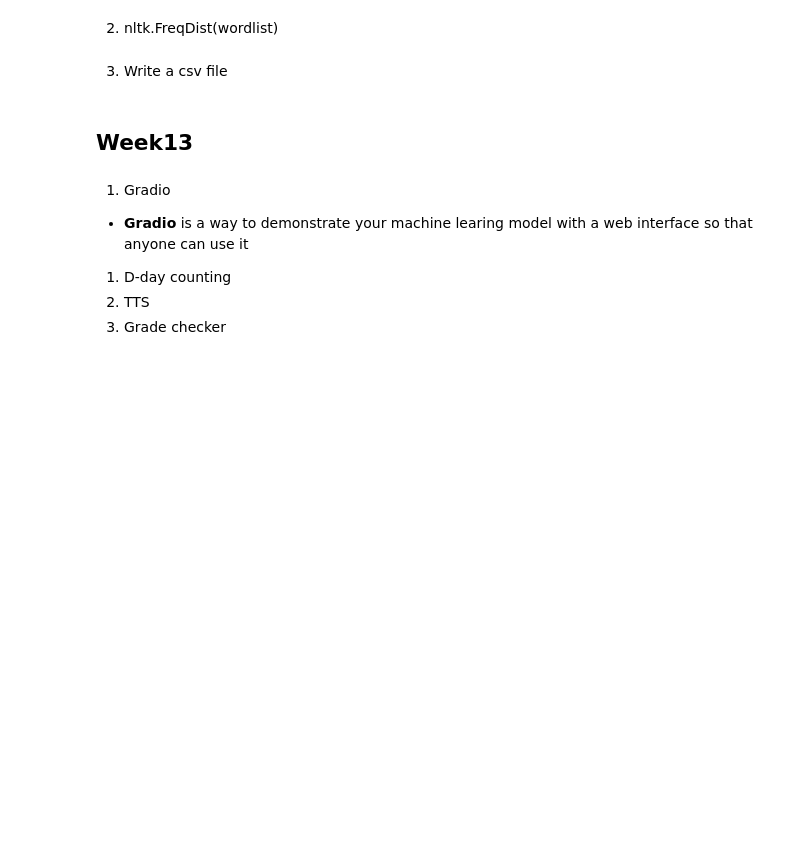
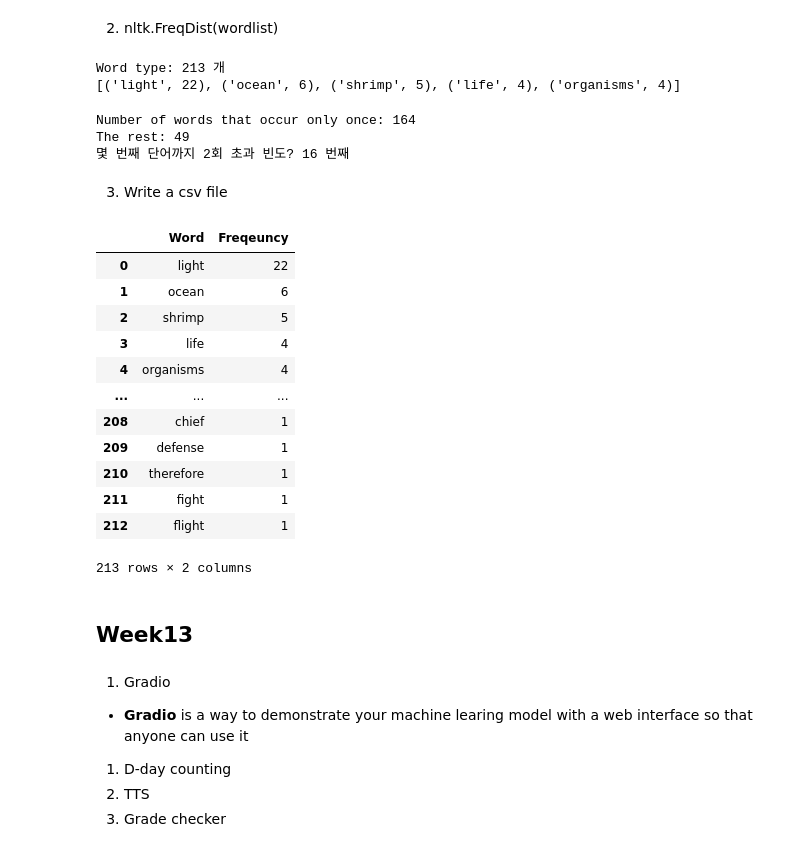
Before and after one commit to 2022013193/DL23, a Jupyter notebook: DL final.ipynb, the cells around one changed output. Cells and saved outputs as stored; diff of their text form; code cells hidden in the pictures; blank space fills up the shorter version.

```diff
--- a/DL final.ipynb
+++ b/DL final.ipynb
@@ -760,4 +851,32 @@ quote[::-1] #reverse
 # %% [markdown]
 2. nltk.FreqDist(wordlist)
+# %%
+fd = nltk.FreqDist(words2)
+fd
+print('Word type: %d'%len(fd),'개')
+
+fwords = nltk.FreqDist(words2).most_common()
+print(fwords[:5])
+# %% [output]
+Word type: 213 개
+[('light', 22), ('ocean', 6), ('shrimp', 5), ('life', 4), ('organisms', 4)]
+# %%
+# One time occurrences:
+freq_num1 = [item[1] for item in fwords]
+num1 = freq_num1.count(1);
+print('Number of words that occur only once: %d'%num1)
+print('The rest: %d'%(213-num1))
+
+# nth word that occurs more than 2
+i=0
+for n in freq_num1:
+  if n >2:
+#    print(n)
+    i += 1
+print('몇 번째 단어까지 2회 초과 빈도? %d'%i, '번째')
+# %% [output]
+Number of words that occur only once: 164
+The rest: 49
+몇 번째 단어까지 2회 초과 빈도? 16 번째
 # %% [markdown]
 3. Write a csv file
@@ -764,3 +894,22 @@ quote[::-1] #reverse
+# %%
+import pandas as pd
+
+df = pd.read_csv("Ch02_wordlist.csv")
+df
+# %% [output]
+|  | Word | Freqeuncy |
+| 0 | light | 22 |
+| 1 | ocean | 6 |
+| 2 | shrimp | 5 |
+| 3 | life | 4 |
+| 4 | organisms | 4 |
+| ... | ... | ... |
+| 208 | chief | 1 |
+| 209 | defense | 1 |
+| 210 | therefore | 1 |
+| 211 | fight | 1 |
+| 212 | flight | 1 |
+213 rows × 2 columns
 # %% [markdown]
 ## Week13
 # %% [markdown]
```
Also changed, not shown: parts of 20 cells of this notebook.
